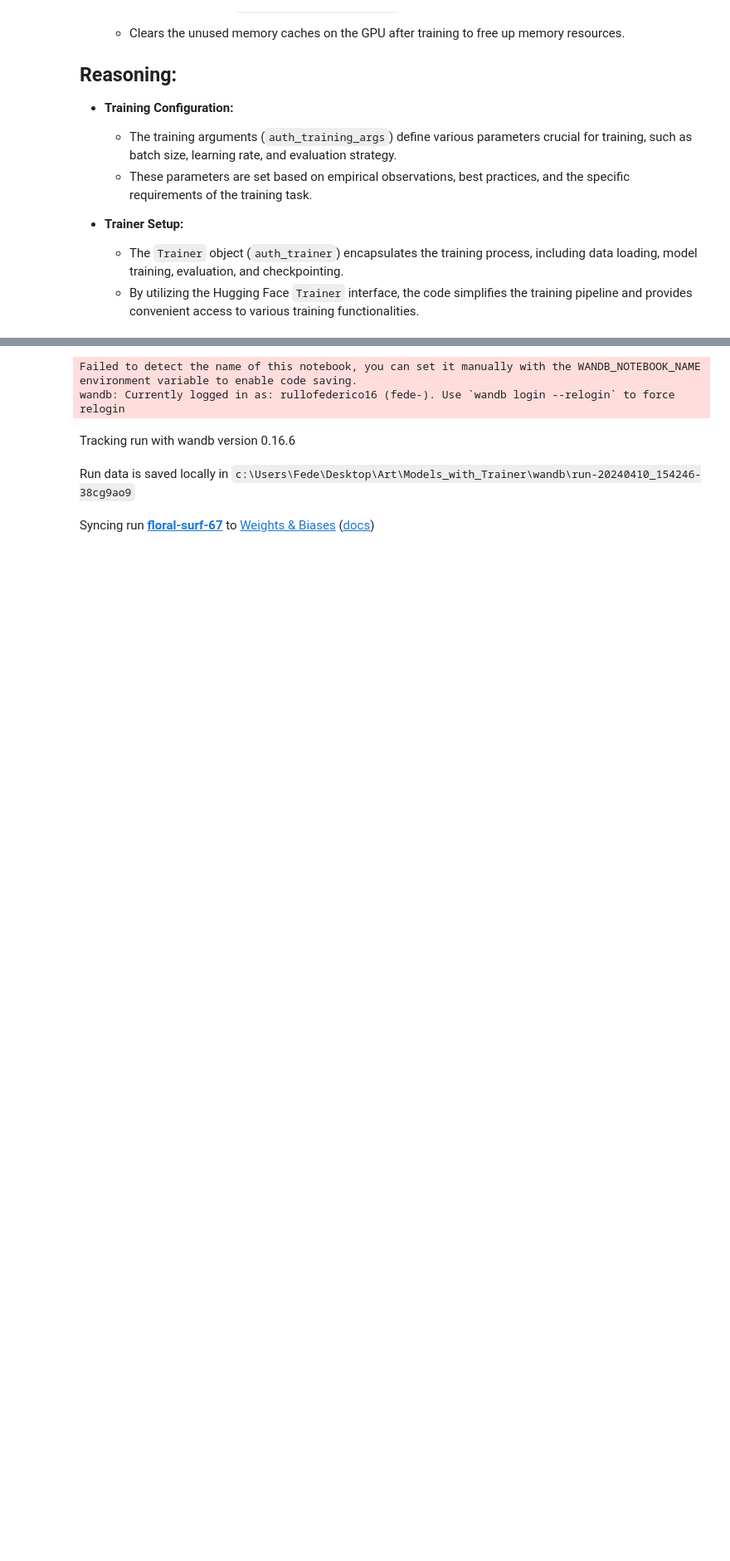
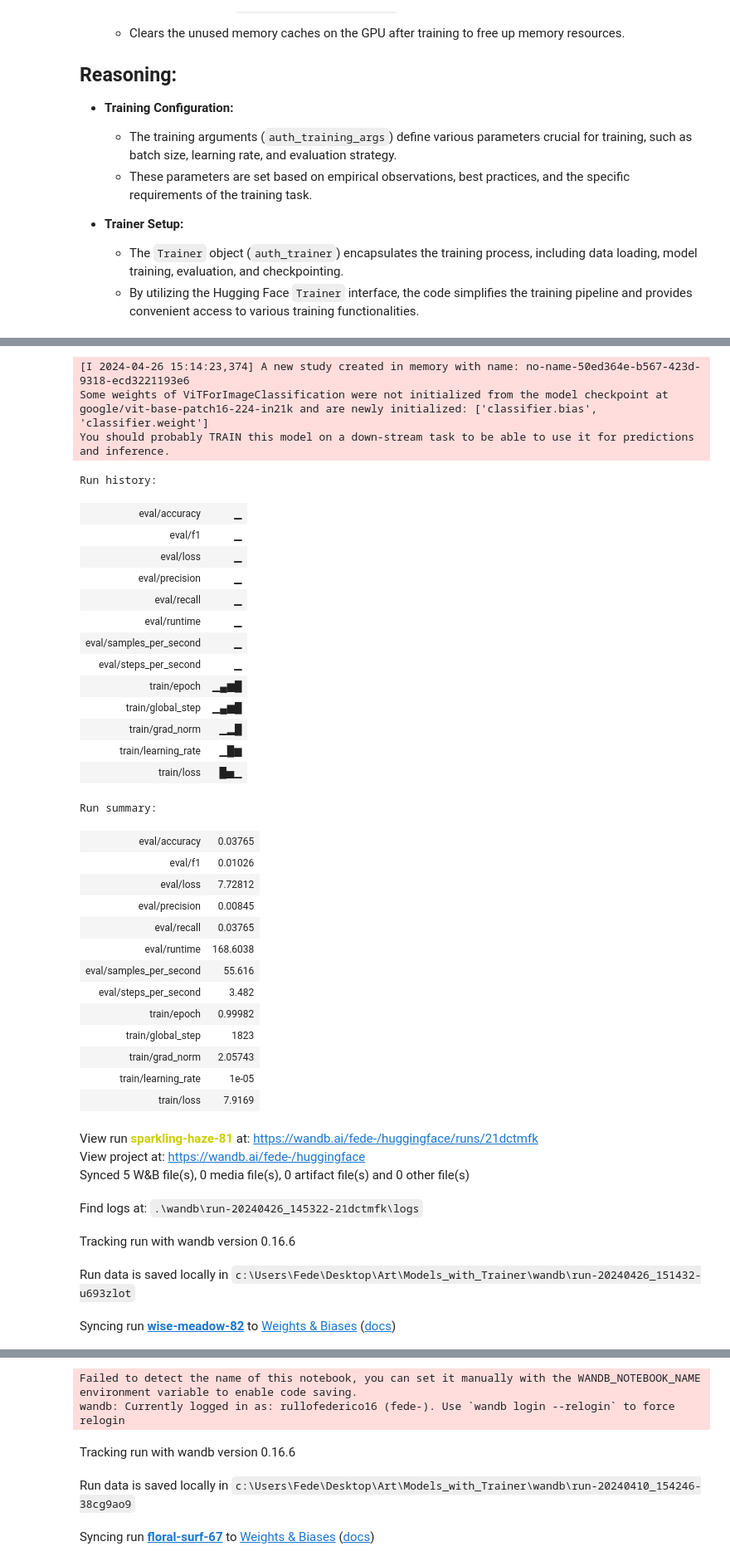
Before and after one commit to rullo16/Art, a Jupyter notebook: Models_with_Trainer/Art-Trainer-Classification.ipynb, the cells around one changed output, grey strips where cells are left out. Shown at 83% size. Saved outputs shown, nothing was run; the diff lists cells and outputs as text; code cells hidden in the pictures; blank space fills up the shorter version.

```diff
--- a/Models_with_Trainer/Art-Trainer-Classification.ipynb
+++ b/Models_with_Trainer/Art-Trainer-Classification.ipynb
@@ -311,11 +322,21 @@ This setup is used for both Author and Style labels.
 - **Trainer Setup:**
     - The `Trainer` object (`auth_trainer`) encapsulates the training process, including data loading, model training, evaluation, and checkpointing.
     - By utilizing the Hugging Face `Trainer` interface, the code simplifies the training pipeline and provides convenient access to various training functionalities.
+# %%
+def model_init(trial):
+    return AutoModelForImageClassification.from_pretrained(
+        checkpoint_clas,
+        num_labels = len(labels_author),
+        id2label = id2label_auth,
+        label2id = label2id_auth
+    ).to(device)
 # %%
 auth_training_args = TrainingArguments(
     output_dir="model_checkpoints/auth",
     remove_unused_columns=False,
+    save_strategy="epoch",
     evaluation_strategy="epoch",
+    save_total_limit=2,
     learning_rate=5e-5,
     per_device_train_batch_size=8,
     gradient_accumulation_steps=4,
@@ -324,12 +345,14 @@ auth_training_args = TrainingArguments(
     warmup_ratio=0.1,
     metric_for_best_model="accuracy",
     push_to_hub=False,
+    load_best_model_at_end=True,
 )
 
 
 
 auth_trainer = Trainer(
-    model = vit_model_auth,
+    # model = model_clas_auth,
+    model_init= model_init,
     args = auth_training_args,
     data_collator=data_collator,
     train_dataset = auth_dataset['train'],
@@ -337,7 +360,4 @@ auth_trainer = Trainer(
     tokenizer = processor_clas,
     compute_metrics = compute_metrics,
 )
-
-auth_trainer.train()
-torch.cuda.empty_cache()
 # %% [output]
@@ -363,0 +366,56 @@ wandb: WARNING Serializing object of type dict that is 147552 bytes
+# %%
+#HyperParameter Search
+
+def optuna_hp_space(trial):
+    return {
+        "learning_rate": trial.suggest_float("learning_rate", 1e-5, 1e-4, log=True),
+        "num_train_epochs": trial.suggest_int("num_train_epochs", 1, 3),
+        "per_device_train_batch_size": trial.suggest_categorical("per_device_train_batch_size", [4, 8, 16]),
+        "gradient_accumulation_steps": trial.suggest_int("gradient_accumulation_steps", 1, 4),
+        "per_device_eval_batch_size": trial.suggest_categorical("per_device_eval_batch_size", [4, 8, 16]),
+        "warmup_ratio": trial.suggest_float("warmup_ratio", 0.1, 0.3),
+    }
+# %%
+best_trials = auth_trainer.hyperparameter_search(n_trials=10,
+                                                 backend="optuna",
+                                                 hp_space=optuna_hp_space,
+                                                 direction="maximize",)
+# %% [output]
+[I 2024-04-26 15:14:23,374] A new study created in memory with name: no-name-50ed364e-b567-423d-9318-ecd3221193e6
+Some weights of ViTForImageClassification were not initialized from the model checkpoint at google/vit-base-patch16-224-in21k and are newly initialized: ['classifier.bias', 'classifier.weight']
+You should probably TRAIN this model on a down-stream task to be able to use it for predictions and inference.
+Run history:
+| eval/accuracy | ▁ |
+| eval/f1 | ▁ |
+| eval/loss | ▁ |
+| eval/precision | ▁ |
+| eval/recall | ▁ |
+| eval/runtime | ▁ |
+| eval/samples_per_second | ▁ |
+| eval/steps_per_second | ▁ |
+| train/epoch | ▁▄▆█ |
+| train/global_step | ▁▄▆█ |
+| train/grad_norm | ▁▂█ |
+| train/learning_rate | ▁█▆ |
+| train/loss | █▅▁ |
+Run summary:
+| eval/accuracy | 0.03765 |
+| eval/f1 | 0.01026 |
+| eval/loss | 7.72812 |
+| eval/precision | 0.00845 |
+| eval/recall | 0.03765 |
+| eval/runtime | 168.6038 |
+| eval/samples_per_second | 55.616 |
+| eval/steps_per_second | 3.482 |
+| train/epoch | 0.99982 |
+| train/global_step | 1823 |
+| train/grad_norm | 2.05743 |
+| train/learning_rate | 1e-05 |
+| train/loss | 7.9169 |
+View run sparkling-haze-81 at: https://wandb.ai/fede-/huggingface/runs/21dctmfk
+View project at: https://wandb.ai/fede-/huggingface
+Synced 5 W&B file(s), 0 media file(s), 0 artifact file(s) and 0 other file(s)
+Find logs at: .\wandb\run-20240426_145322-21dctmfk\logs
+Tracking run with wandb version 0.16.6
+Run data is saved locally in c:\Users\Fede\Desktop\Art\Models_with_Trainer\wandb\run-20240426_151432-u693zlot
+Syncing run wise-meadow-82 to Weights & Biases (docs)
```
Also changed, not shown: parts of 8 cells of this notebook, 17 other files.
